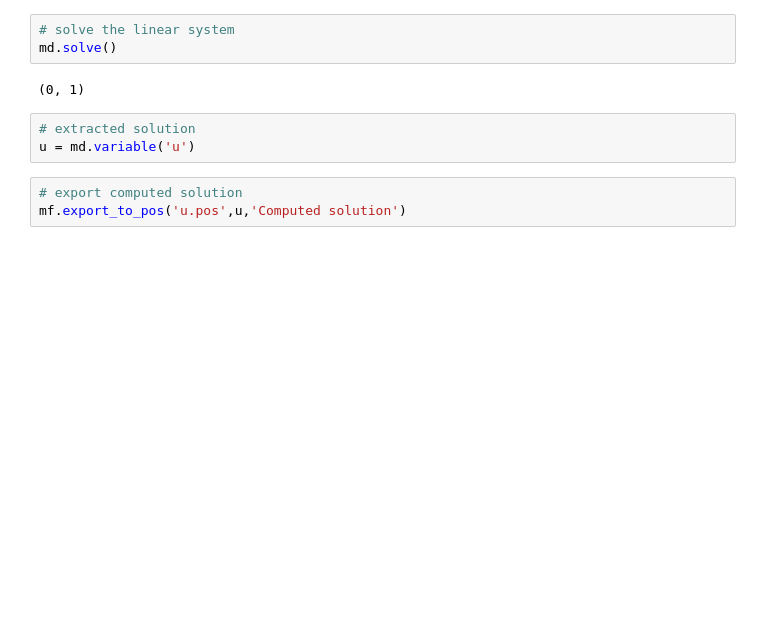
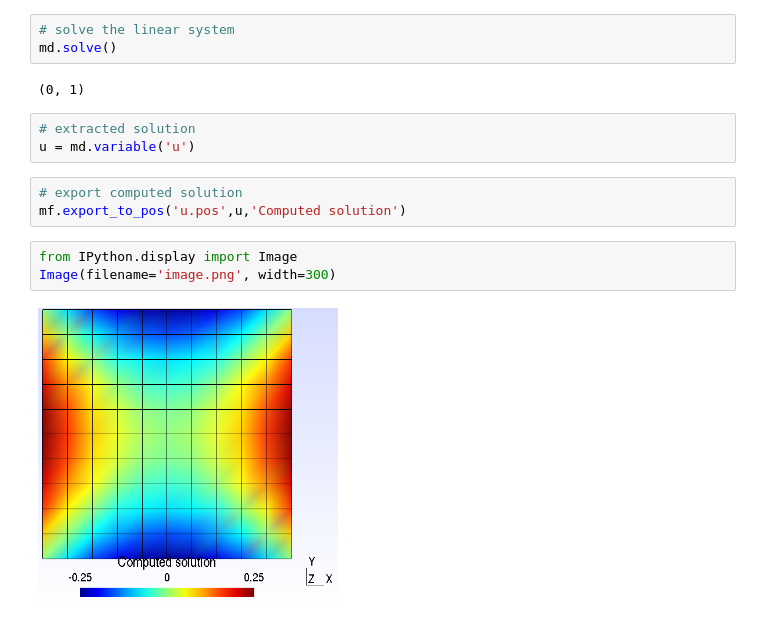
Before and after one commit to nmlemus/notebooks, a Jupyter notebook: FEM/GetFEM_example.ipynb, the cells around one changed output. Cells and saved outputs as stored; diff of their text form; blank space fills up the shorter version.

```diff
--- a/FEM/GetFEM_example.ipynb
+++ b/FEM/GetFEM_example.ipynb
@@ -53,3 +53,8 @@ u = md.variable('u')
 # %%
 # export computed solution
 mf.export_to_pos('u.pos',u,'Computed solution')
+# %%
+from IPython.display import Image
+Image(filename='image.png', width=300)
+# %% [output]
+[figure, added]
```
Also changed, not shown: 1 other file.
